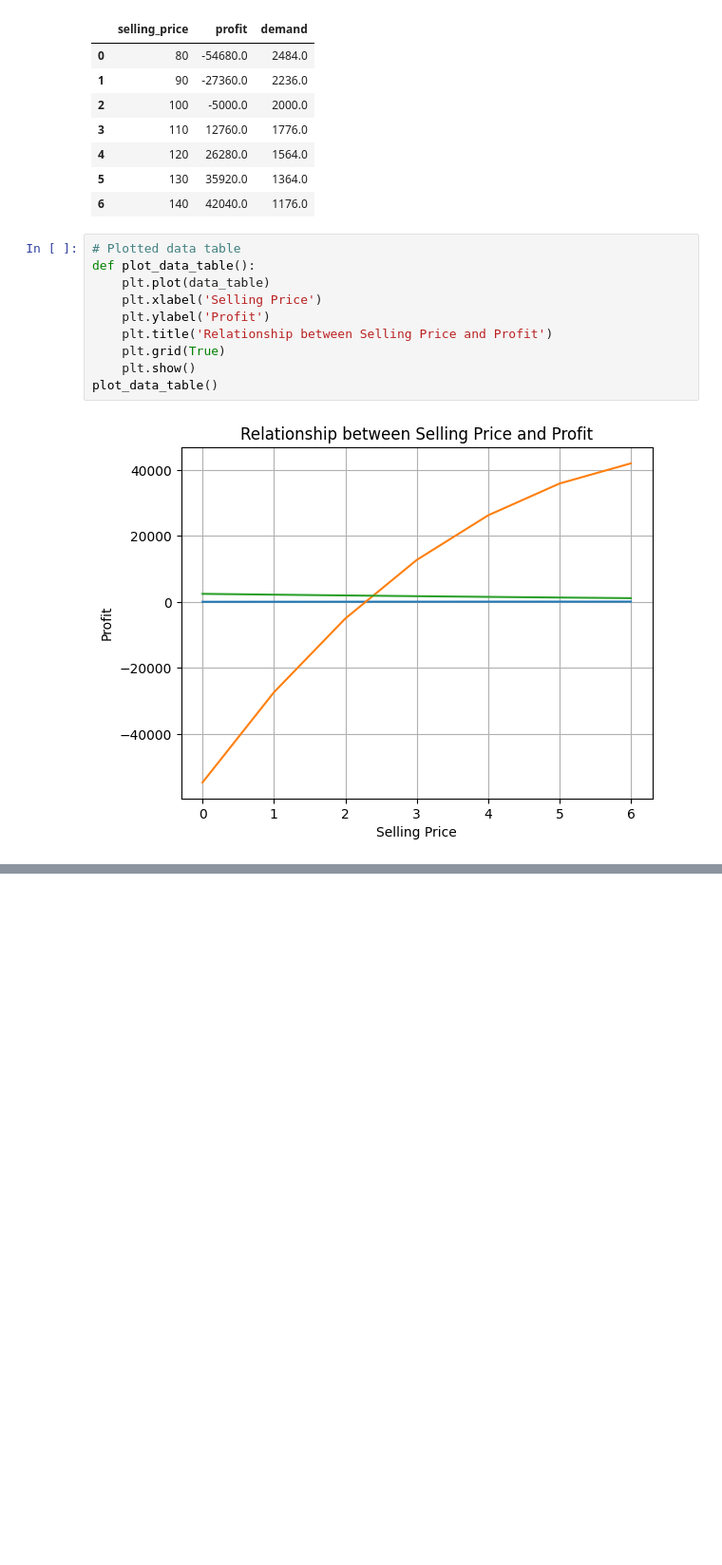
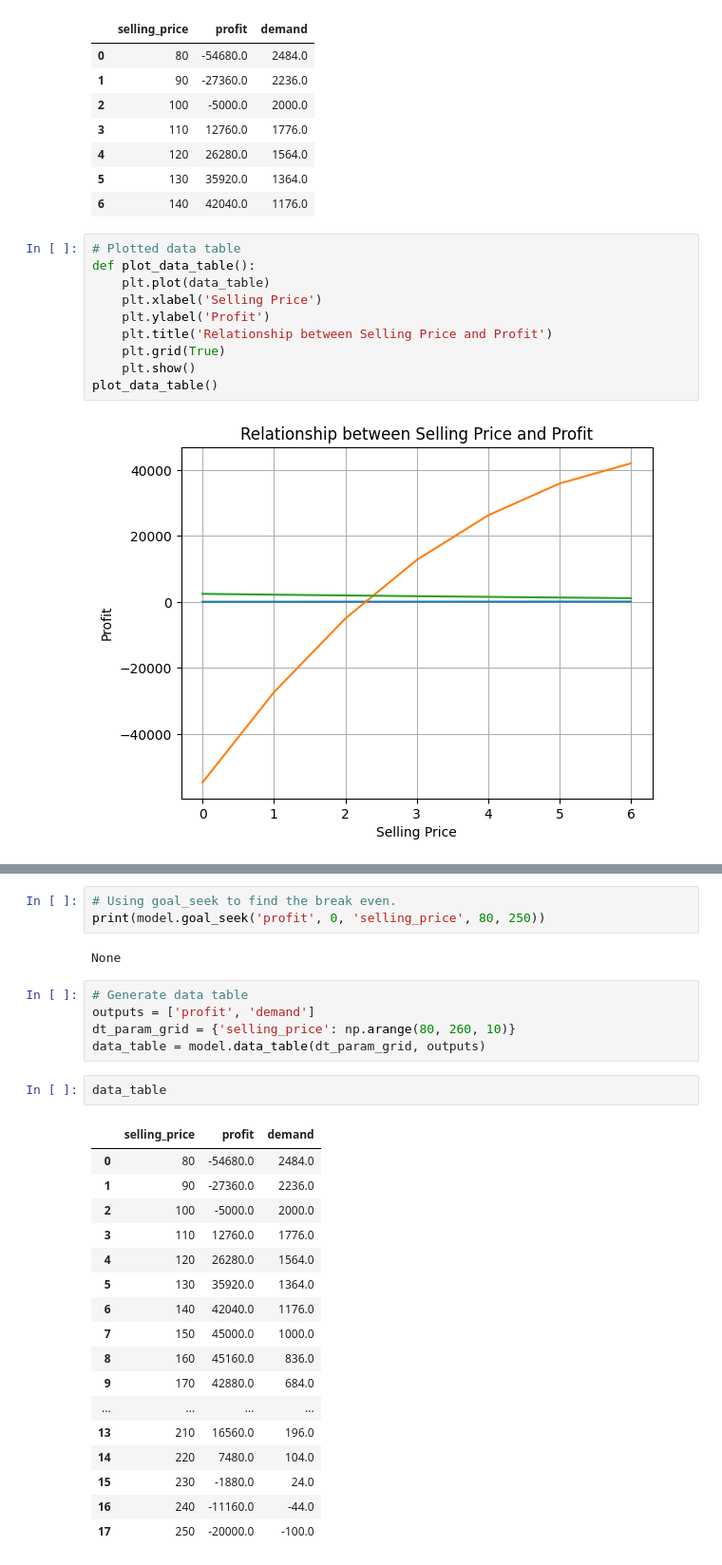
Before and after one commit to Chayammi/Hw2_CY, a Jupyter notebook: hw2_files_s23/HW2-CY.ipynb, the cells around one changed output, grey strips where cells are left out. Shown at 95% size. Drawn from its saved outputs; the diff is of its cells as text; blank space fills up the shorter version.

```diff
--- a/hw2_files_s23/HW2-CY.ipynb
+++ b/hw2_files_s23/HW2-CY.ipynb
@@ -163,0 +166,30 @@ plt.show()
+# %%
+# Using goal_seek to find the break even.
+print(model.goal_seek('profit', 0, 'selling_price', 80, 250))
+# %% [output]
+None
+# %%
+# Generate data table
+outputs = ['profit', 'demand']
+dt_param_grid = {'selling_price': np.arange(80, 260, 10)}
+data_table = model.data_table(dt_param_grid, outputs)
+# %%
+data_table
+# %% [output]
+|  | selling_price | profit | demand |
+| 0 | 80 | -54680.0 | 2484.0 |
+| 1 | 90 | -27360.0 | 2236.0 |
+| 2 | 100 | -5000.0 | 2000.0 |
+| 3 | 110 | 12760.0 | 1776.0 |
+| 4 | 120 | 26280.0 | 1564.0 |
+| 5 | 130 | 35920.0 | 1364.0 |
+| 6 | 140 | 42040.0 | 1176.0 |
+| 7 | 150 | 45000.0 | 1000.0 |
+| 8 | 160 | 45160.0 | 836.0 |
+| 9 | 170 | 42880.0 | 684.0 |
+| ... | ... | ... | ... |
+| 13 | 210 | 16560.0 | 196.0 |
+| 14 | 220 | 7480.0 | 104.0 |
+| 15 | 230 | -1880.0 | 24.0 |
+| 16 | 240 | -11160.0 | -44.0 |
+| 17 | 250 | -20000.0 | -100.0 |
```
Also changed, not shown: parts of 15 cells of this notebook.
